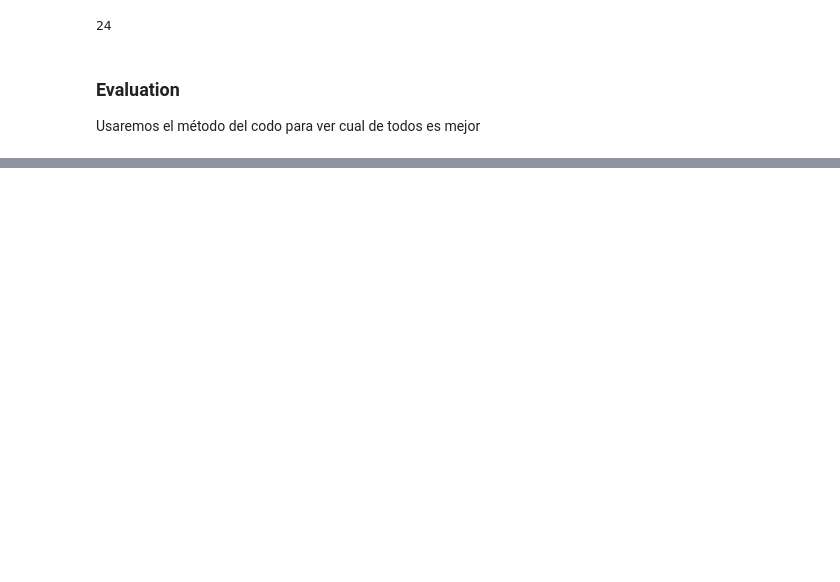
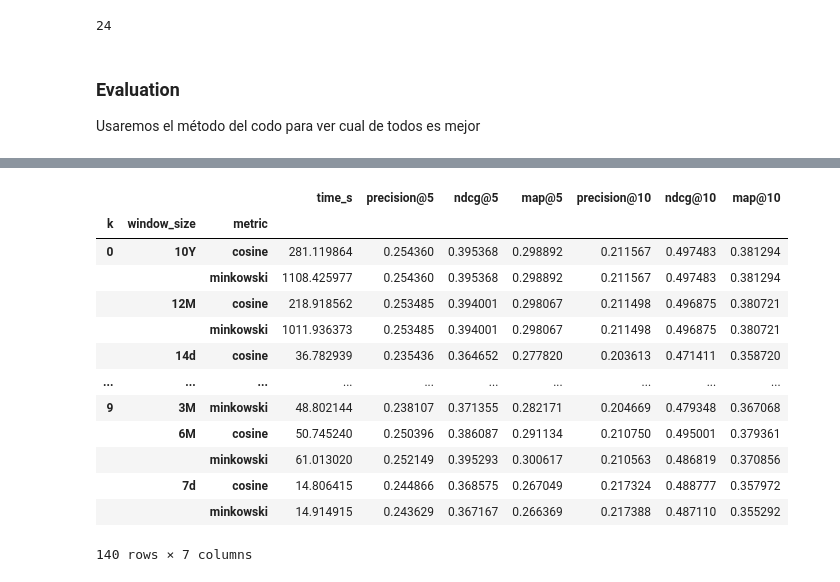
Before and after one commit to daviddavo/upm-tfm-notebooks, a Jupyter notebook: 11_pln-tune.ipynb, the cells around one changed output, grey strips where cells are left out. Drawn from its saved outputs; the diff is of its cells as text; code cells hidden in the pictures; blank space fills up the shorter version.

```diff
--- a/11_pln-tune.ipynb
+++ b/11_pln-tune.ipynb
@@ -325,7 +325,7 @@ df = to_microsoft(dfv)
 folds = list(timeFreqSplitCurrent(df, SPLITS_FREQ, dfp, return_open=True))[-LAST_SPLITS:]
 metrics_f = { 'precision':precision_at_k, 'ndcg': ndcg_at_k, 'ndcg': ndcg_at_k, 'map': map_at_k, } # 'recall': recall_at_k,
 
-def testHParams(fold, window_size):
+def testHParamsSimilarity(fold, window_size):
     metrics = dict()
 
     train, test, t, open_proposals = folds[fold]
@@ -340,7 +340,7 @@ def testHParams(fold, window_size):
 
     return metrics
 
-testHParams(0, '2W')
+testHParamsSimilarity(0, '2W')
 # %% [output]
 {'precision@5': 0.26814814814814825,
  'ndcg@5': 0.5211529066859522,
@@ -358,7 +358,7 @@ param_grid = ParameterGrid({
 
 results = list()
 for p in tqdm(param_grid):
-    results.append(testHParams(**p) | p)
+    results.append(testHParamsSimilarity(**p) | p)
 
 mdf = pd.DataFrame(results).set_index(['fold', 'window_size'])
 mdf
@@ -513,14 +505,14 @@ import multiprocessing as mp
 from multiprocessing import Pool
 # from multiprocessing.pool import ThreadPool as Pool
 
-def recommendUserKNNwithFallback(train, user, proposals, top_k = None, knn_k: int = 1, remove_train: bool = True, do_sampling = None):
+def recommendUserKNNwithFallback(train, user, proposals, top_k = None, knn_k: int = 1, remove_train: bool = True, do_sampling = None, metric=None):
     """ If the user has not voted in any proposal in `train`, we fall back to recommending
     the most voted proposal in `proposals`
     """
     if remove_train:
         proposals = filter_proposals_in_train(train, user, proposals)
-    if (user == train['userID']).sum() >= knn_k:
-        df = recommendUserKNN(train, user, proposals, top_k, knn_k, remove_train=False, do_sampling=do_sampling)
+    if (user == train['userID']).sum() >= max(knn_k, 1):
+        df = recommendUserKNN(train, user, proposals, top_k, knn_k, remove_train=False, do_sampling=do_sampling, metric=metric)
         df['scoreType'] = 'knn'
         return df
     else:
@@ -528,9 +520,9 @@ def recommendUserKNNwithFallback(train, user, proposals, top_k = None, knn_k: in
         df['scoreType'] = 'mv'
         return df
 
-def recommendNLPKNN(train: pd.DataFrame, users, proposals, top_k: int = 5, knn_k: int = 1, do_sampling=None, cpus=-1, chunksize=8):
+def recommendNLPKNN(train: pd.DataFrame, users, proposals, top_k: int = 5, knn_k: int = 1, do_sampling=None, cpus=-1, chunksize=8, disable_tqdm=False, metric=None):
     # Create voter embeddings
-    assert knn_k >= 1
+    assert knn_k >= 0
 
     # return pd.concat(tqdm((
     #     recommendUserKNNwithFallback(train, u, proposals, top_k, knn_k, remove_train=False, do_sampling=do_sampling) for u in users
@@ -543,6 +535,7 @@ def recommendNLPKNN(train: pd.DataFrame, users, proposals, top_k: int = 5, knn_k
         top_k=top_k,
         knn_k=knn_k,
         do_sampling=do_sampling,
+        metric=metric,
     )
 
     if cpus == 1:
@@ -551,6 +544,7 @@ def recommendNLPKNN(train: pd.DataFrame, users, proposals, top_k: int = 5, knn_k
             total=len(users),
             desc='users',
             leave=False,
+            disable=disable_tqdm,
         ))
     else:
         with Pool(mp.cpu_count() // 4 if cpus==-1 else cpus) as pool:
@@ -560,7 +554,8 @@ def recommendNLPKNN(train: pd.DataFrame, users, proposals, top_k: int = 5, knn_k
                     total=len(users),
                     desc='users',
                     leave=False,
+                    disable=disable_tqdm,
                 )
             )
 
-recommendNLPKNN(train, test_filtered['userID'].unique(), test_filtered['itemID'].unique(), top_k=1)
+# recommendNLPKNN(train, test_filtered['userID'].unique(), test_filtered['itemID'].unique(), top_k=1)
@@ -619,0 +637,17 @@ for k in tqdm(range(1,10), desc='neighbors'):
+# %%
+mdf.groupby(['k', 'window_size', 'metric']).mean()
+# %% [output]
+|  |  |  | time_s | precision@5 | ndcg@5 | map@5 | precision@10 | ndcg@10 | map@10 |
+| k | window_size | metric |  |  |  |  |  |  |  |
+| 0 | 10Y | cosine | 281.119864 | 0.254360 | 0.395368 | 0.298892 | 0.211567 | 0.497483 | 0.381294 |
+|  |  | minkowski | 1108.425977 | 0.254360 | 0.395368 | 0.298892 | 0.211567 | 0.497483 | 0.381294 |
+|  | 12M | cosine | 218.918562 | 0.253485 | 0.394001 | 0.298067 | 0.211498 | 0.496875 | 0.380721 |
+|  |  | minkowski | 1011.936373 | 0.253485 | 0.394001 | 0.298067 | 0.211498 | 0.496875 | 0.380721 |
+|  | 14d | cosine | 36.782939 | 0.235436 | 0.364652 | 0.277820 | 0.203613 | 0.471411 | 0.358720 |
+| ... | ... | ... | ... | ... | ... | ... | ... | ... | ... |
+| 9 | 3M | minkowski | 48.802144 | 0.238107 | 0.371355 | 0.282171 | 0.204669 | 0.479348 | 0.367068 |
+|  | 6M | cosine | 50.745240 | 0.250396 | 0.386087 | 0.291134 | 0.210750 | 0.495001 | 0.379361 |
+|  |  | minkowski | 61.013020 | 0.252149 | 0.395293 | 0.300617 | 0.210563 | 0.486819 | 0.370856 |
+|  | 7d | cosine | 14.806415 | 0.244866 | 0.368575 | 0.267049 | 0.217324 | 0.488777 | 0.357972 |
+|  |  | minkowski | 14.914915 | 0.243629 | 0.367167 | 0.266369 | 0.217388 | 0.487110 | 0.355292 |
+140 rows × 7 columns
```
Also changed, not shown: parts of 8 cells of this notebook, 1 other file.
